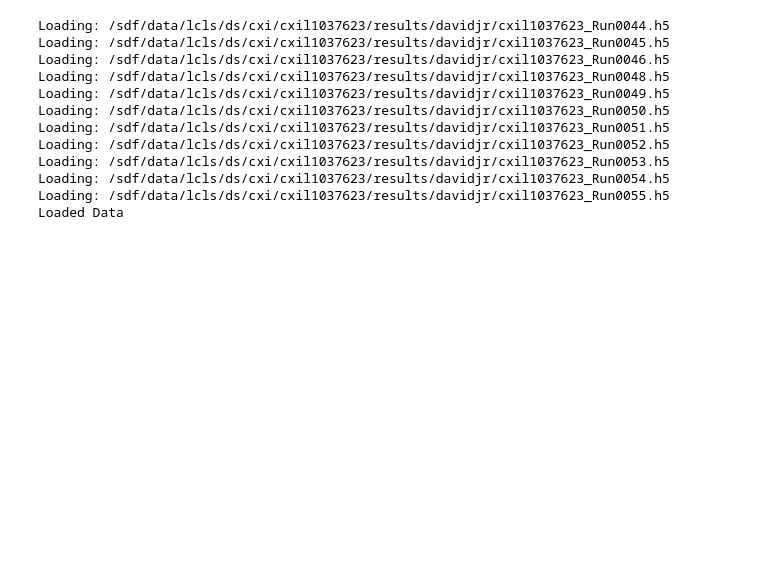
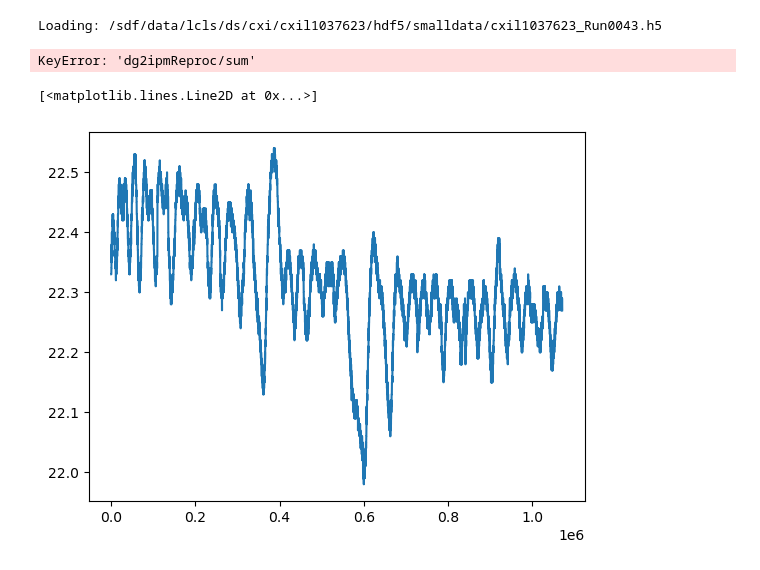
Before and after one commit to Weber-Group/L-10376, a Jupyter notebook: Workbook.ipynb, the cells around one changed output. Saved outputs shown, nothing was run; the diff lists cells and outputs as text; code cells hidden in the pictures; blank space fills up the shorter version.

```diff
--- a/Workbook.ipynb
+++ b/Workbook.ipynb
@@ -9,9 +9,10 @@ from utils import *
 import psana
 # %%
 ###############################################
-runNumbers = [44,45,46,48,49,50,51,52,53,54,55]  # enter the run numbers to be loaded
+runNumbers = [44,45,46,48,49,50,51,52,53,54,55,56,57,58,59,60,61,62,63,64,65,66]  # enter the run numbers to be loaded
+#runNumbers = [15,16,17,18,19,20,21,22,23,24,25,26,27,28]
+#runNumbers = [43]
 #folder = '/sdf/data/lcls/ds/cxi/cxil1037623/hdf5/smalldata/' # insert here the directory path where .h5 files are stored
-#folder = '/sdf/data/lcls/ds/cxi/cxil1037623/hdf5/smalldata/'
 #folder = '/sdf/data/lcls/ds/cxi/cxil1037623/scratch/davidjr/dg2ipmReproc/'
 folder = '/sdf/data/lcls/ds/cxi/cxil1037623/results/davidjr/'
 ###############################################
@@ -121,18 +122,13 @@ ypos = ypos[1:-1];
 eventTime = eventTime[1:-1];
 gasPressure = gasPressure[1:-1];
 # %% [output]
-Loading: /sdf/data/lcls/ds/cxi/cxil1037623/results/davidjr/cxil1037623_Run0044.h5
-Loading: /sdf/data/lcls/ds/cxi/cxil1037623/results/davidjr/cxil1037623_Run0045.h5
-Loading: /sdf/data/lcls/ds/cxi/cxil1037623/results/davidjr/cxil1037623_Run0046.h5
-Loading: /sdf/data/lcls/ds/cxi/cxil1037623/results/davidjr/cxil1037623_Run0048.h5
-Loading: /sdf/data/lcls/ds/cxi/cxil1037623/results/davidjr/cxil1037623_Run0049.h5
-Loading: /sdf/data/lcls/ds/cxi/cxil1037623/results/davidjr/cxil1037623_Run0050.h5
-Loading: /sdf/data/lcls/ds/cxi/cxil1037623/results/davidjr/cxil1037623_Run0051.h5
-Loading: /sdf/data/lcls/ds/cxi/cxil1037623/results/davidjr/cxil1037623_Run0052.h5
-Loading: /sdf/data/lcls/ds/cxi/cxil1037623/results/davidjr/cxil1037623_Run0053.h5
-Loading: /sdf/data/lcls/ds/cxi/cxil1037623/results/davidjr/cxil1037623_Run0054.h5
-Loading: /sdf/data/lcls/ds/cxi/cxil1037623/results/davidjr/cxil1037623_Run0055.h5
-Loaded Data
+Loading: /sdf/data/lcls/ds/cxi/cxil1037623/hdf5/smalldata/cxil1037623_Run0043.h5
+KeyError: 'dg2ipmReproc/sum'
+# %%
+plt.plot(gasPressure)
+# %% [output]
+[<matplotlib.lines.Line2D at 0x...>]
+[figure, added]
 # %%
 ##########
 integration_cutoff_hb = 0.2
```
Also changed, not shown: parts of 8 cells of this notebook.
